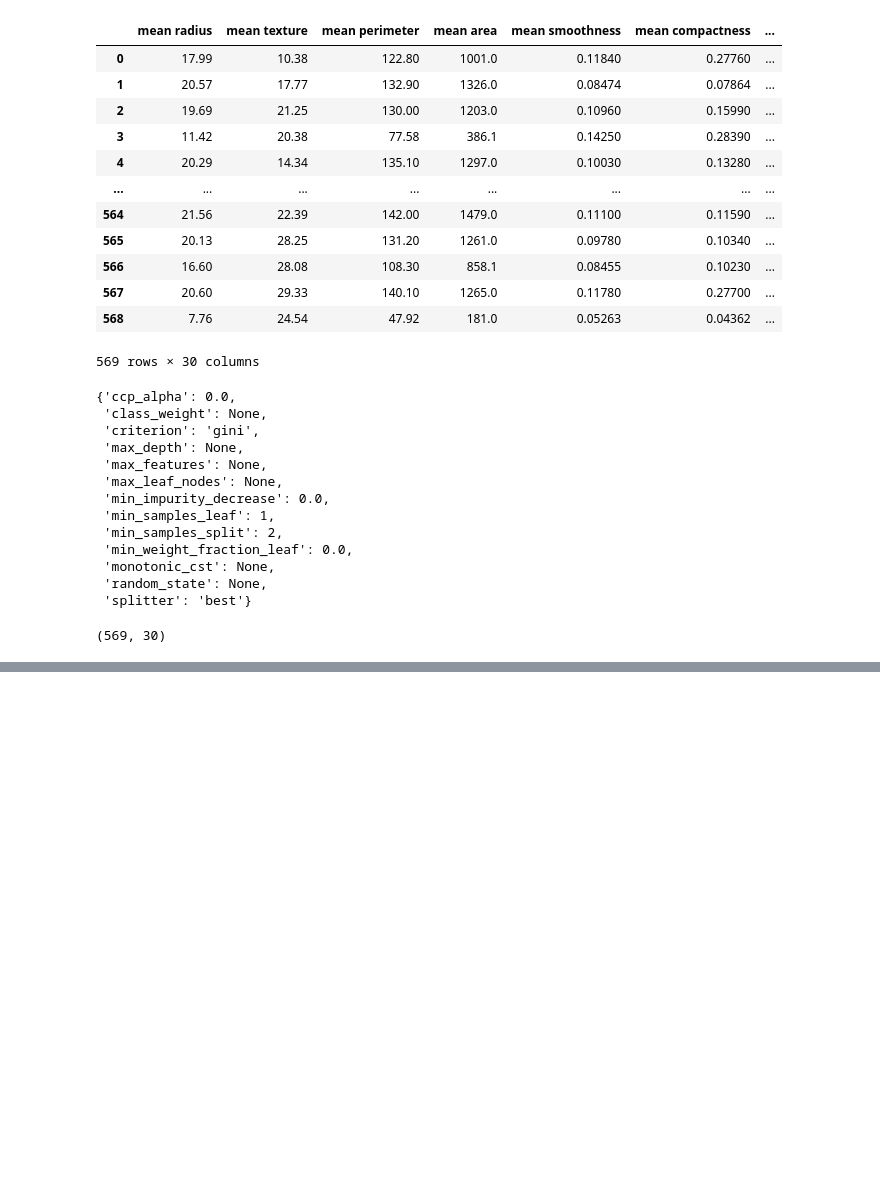
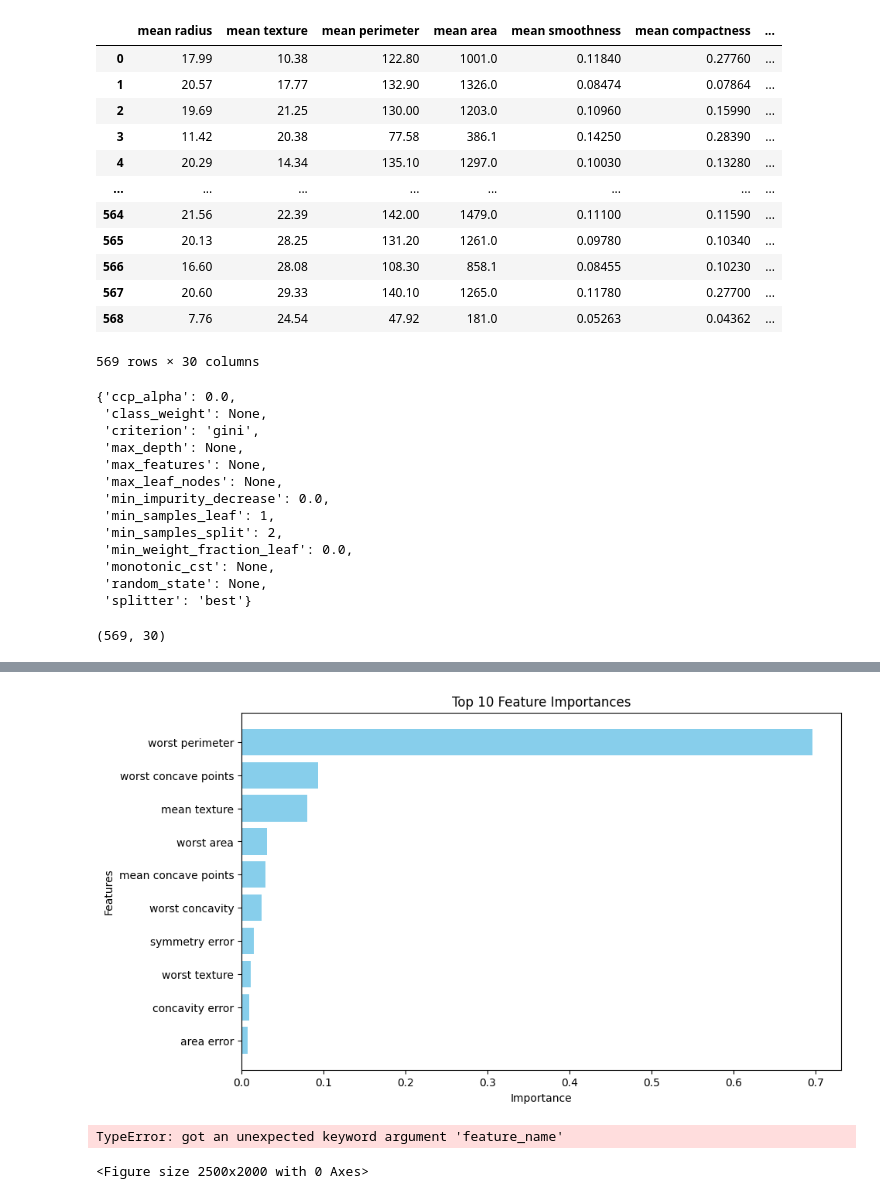
Before and after one commit to Sadhana-up/ML_models, a Jupyter notebook: Decision Trees/Decision_Trees_Clasifier.ipynb, the cells around one changed output, grey strips where cells are left out. Drawn from its saved outputs; the diff is of its cells as text; code cells hidden in the pictures; blank space fills up the shorter version.

Commit message:
decision tree made

```diff
--- a/Decision Trees/Decision_Trees_Clasifier.ipynb
+++ b/Decision Trees/Decision_Trees_Clasifier.ipynb
@@ -88,0 +152,17 @@ precision_score(y_test , pred)
+# %%
+import pandas as pd
+
+# feature_name is X.columns
+feature_name = X.columns
+
+# Create DataFrame with feature importances and set features as index
+feature_importance_df = pd.DataFrame(
+    clf.feature_importances_,
+    index=feature_name,
+    columns=['Importance']
+)
+
+# Sort by importance descending
+feature_importance_df = feature_importance_df.sort_values(by='Importance', ascending=False)
+
+print(feature_importance_df)
@@ -88,0 +187,26 @@ precision_score(y_test , pred)
+# %%
+import matplotlib.pyplot as plt
+
+# Take top 10 features
+top10 = feature_importance_df.head(10)
+
+plt.figure(figsize=(10,6))
+plt.barh(top10.index, top10['Importance'], color='skyblue')
+plt.xlabel('Importance')
+plt.ylabel('Features')
+plt.title('Top 10 Feature Importances')
+plt.gca().invert_yaxis()  # Most important feature on top
+plt.show()
+# %% [output]
+[figure, added]
+# %%
+from sklearn import tree
+import matplotlib.pyplot as plt
+
+fig = plt.figure(figsize = (25,20))
+_ = tree.plot_tree(clf,feature_name = feature_name, class_names = {0:'malignant',1: 'benign'},
+                   filled = True,
+                   fontsize = 12)
+# %% [output]
+TypeError: got an unexpected keyword argument 'feature_name'
+<Figure size 2500x2000 with 0 Axes>
```
Also changed, not shown: parts of 12 cells of this notebook.
